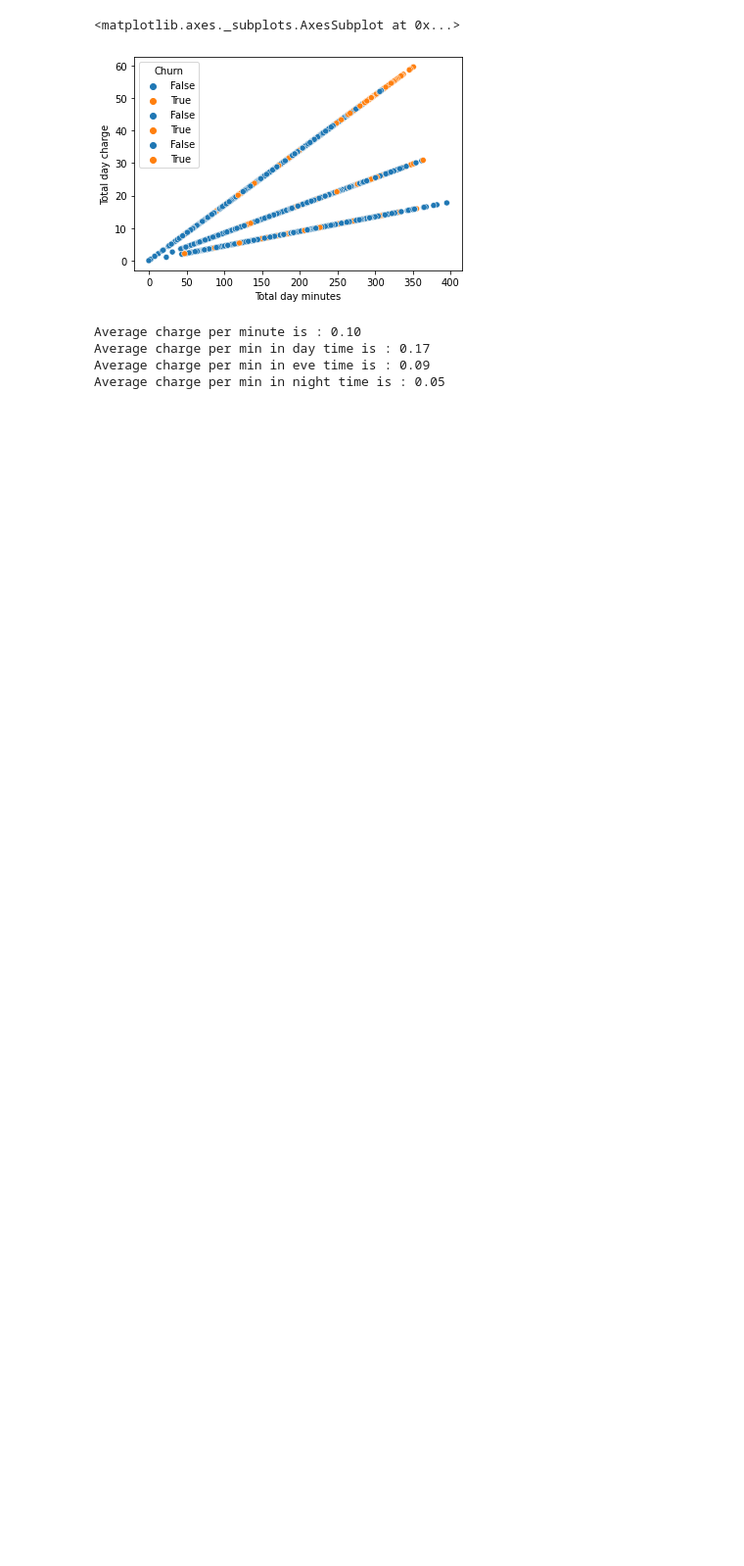
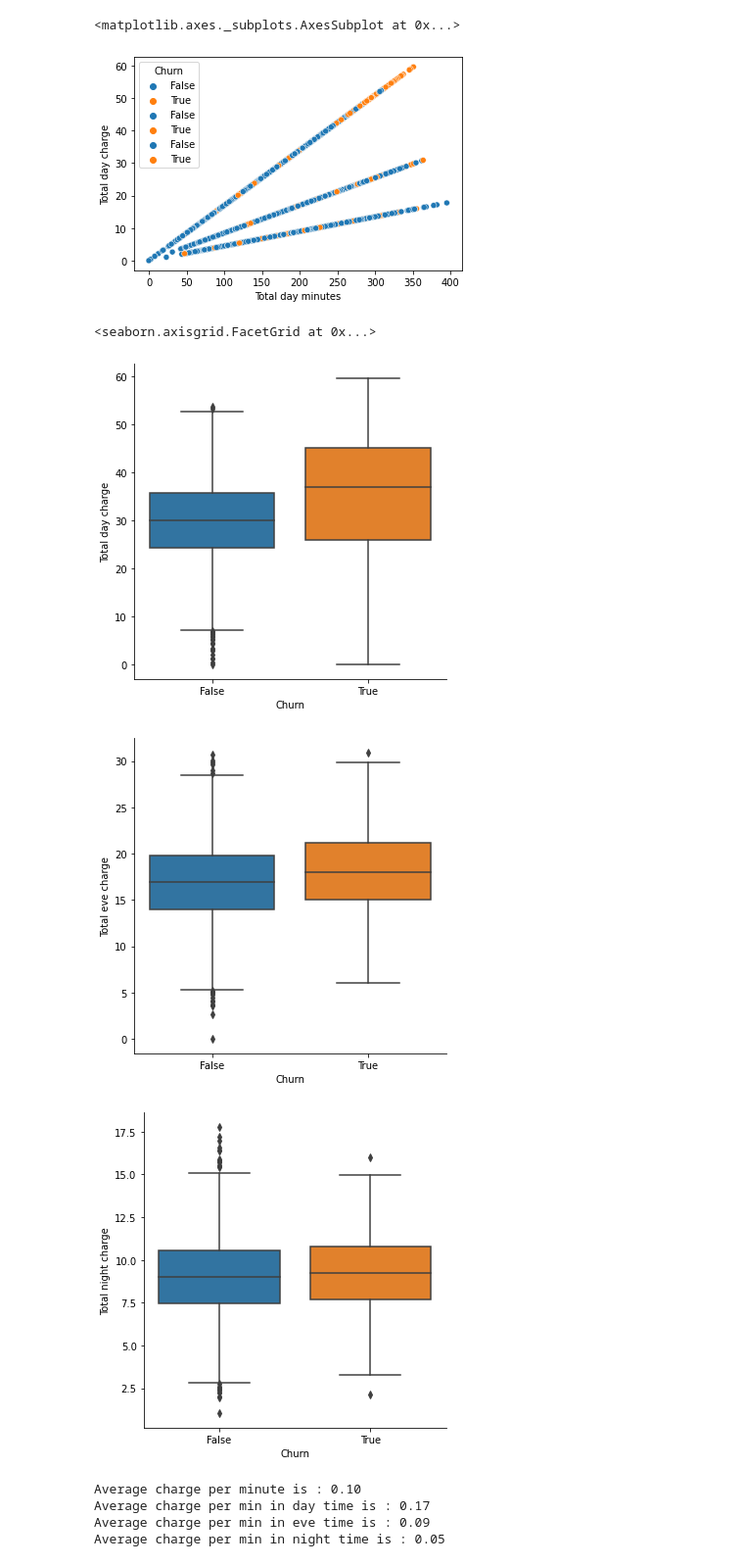
Before and after one commit to ajk7196/Telecom-churn, a Jupyter notebook: Telecom_churn_analysis_capstone_project.ipynb, the cells around one changed output. Shown at 98% size. Saved outputs shown, nothing was run; the diff lists cells and outputs as text; code cells hidden in the pictures; blank space fills up the shorter version.

```diff
--- a/Telecom_churn_analysis_capstone_project.ipynb
+++ b/Telecom_churn_analysis_capstone_project.ipynb
@@ -201,6 +203,16 @@ sns.scatterplot(x="Total night minutes", y="Total night charge", hue="Churn", da
 # %% [output]
 <matplotlib.axes._subplots.AxesSubplot at 0x...>
 [figure]
+# %%
+# Box plot on the basis of time of calls
+sns.catplot(x='Churn', y="Total day charge", kind="box", data=df)
+sns.catplot(x='Churn', y="Total eve charge", kind="box", data=df)
+sns.catplot(x='Churn', y="Total night charge", kind="box", data=df)
+# %% [output]
+<seaborn.axisgrid.FacetGrid at 0x...>
+[figure, added]
+[figure, added]
+[figure, added]
 # %%
 # As we can see that customers which have high no. of calls in day have higher charges and most of these customers has opt out for the services.
 #Let us check the rates for day, evening and night.
```
Also changed, not shown: parts of 6 cells of this notebook.
